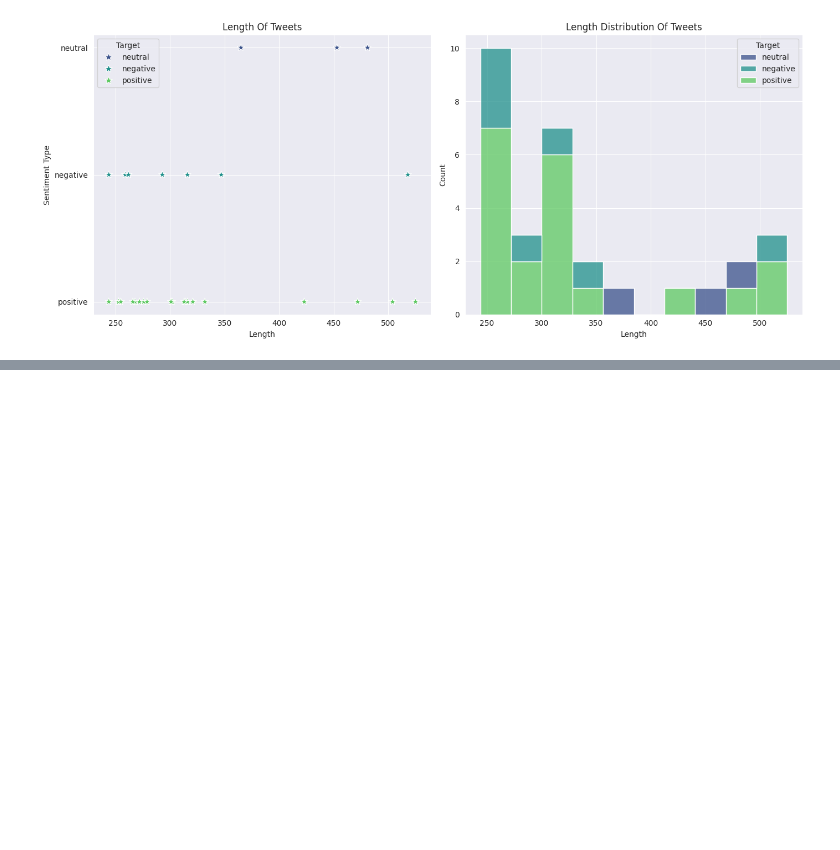
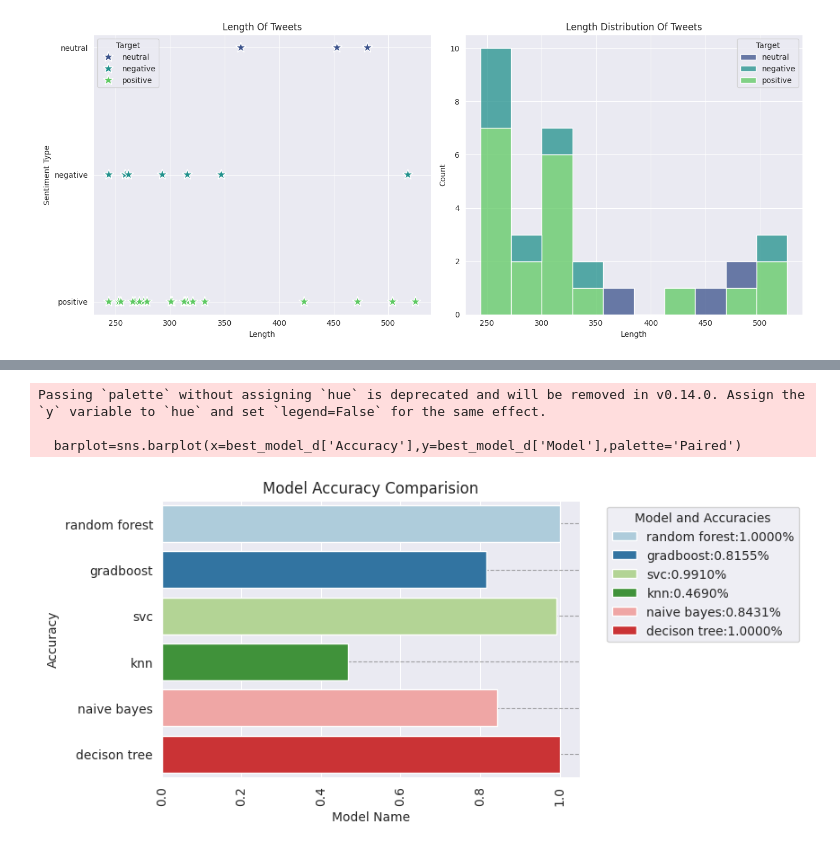
Before and after one commit to kavyakalivarapu-lab/ML-project, a Jupyter notebook: sm_sentimentAnalysis.ipynb, the cells around one changed output, grey strips where cells are left out. Drawn from its saved outputs; the diff is of its cells as text; code cells hidden in the pictures; blank space fills up the shorter version.

```diff
--- a/sm_sentimentAnalysis.ipynb
+++ b/sm_sentimentAnalysis.ipynb
@@ -283,0 +308,28 @@ Largest Tweet Lengths [525 518 504 481 472 453 423 365 347 332 321 316 314 313 3
+# %%
+models={'random forest':RandomForestClassifier(),
+        'gradboost':GradientBoostingClassifier(),
+        'svc':SVC(),
+        'knn':KNeighborsClassifier(),
+        'naive bayes':GaussianNB(),
+        'decison tree':DecisionTreeClassifier()}
+# %%
+y_train=train['Target']
+best_model=None
+best_accuracy=0
+results=[]
+for name,model in models.items():
+  if name=='naive bayes':
+   model.fit(X_train.toarray(),y_train)
+   y_pred=model.predict(X_train.toarray())
+  else:
+    model.fit(X_train,y_train)
+    y_pred=model.predict(X_train)
+
+  accuracy=accuracy_score(y_train,y_pred)
+  results.append({'Model':name,'Accuracy':accuracy})
+  print(f'{name}.......\n')
+  if accuracy>best_accuracy:
+    best_accuracy=accuracy
+    best_model=model
+best_model_d=pd.DataFrame(results)
+print(best_model_d)
@@ -283,0 +356,17 @@ Largest Tweet Lengths [525 518 504 481 472 453 423 365 347 332 321 316 314 313 3
+# %%
+plt.figure(figsize=(6,4))
+barplot=sns.barplot(x=best_model_d['Accuracy'],y=best_model_d['Model'],palette='Paired')
+plt.xlabel("Model Name")
+plt.ylabel("Accuracy")
+plt.title("Model Accuracy Comparision")
+plt.xticks(rotation=90)
+plt.grid(axis='y',linestyle='--',alpha=0.7,color='gray')
+for i,(model,accuracy) in enumerate(zip(best_model_d['Model'],best_model_d['Accuracy'])):
+  barplot.patches[i].set_label(f'{model}:{accuracy:.4f}%')
+plt.legend(title='Model and Accuracies',bbox_to_anchor=(1.05,1),loc='upper left')
+plt.show()
+# %% [output]
+Passing `palette` without assigning `hue` is deprecated and will be removed in v0.14.0. Assign the `y` variable to `hue` and set `legend=False` for the same effect.
+
+  barplot=sns.barplot(x=best_model_d['Accuracy'],y=best_model_d['Model'],palette='Paired')
+[figure, added]
```
Also changed, not shown: parts of 13 cells of this notebook.
